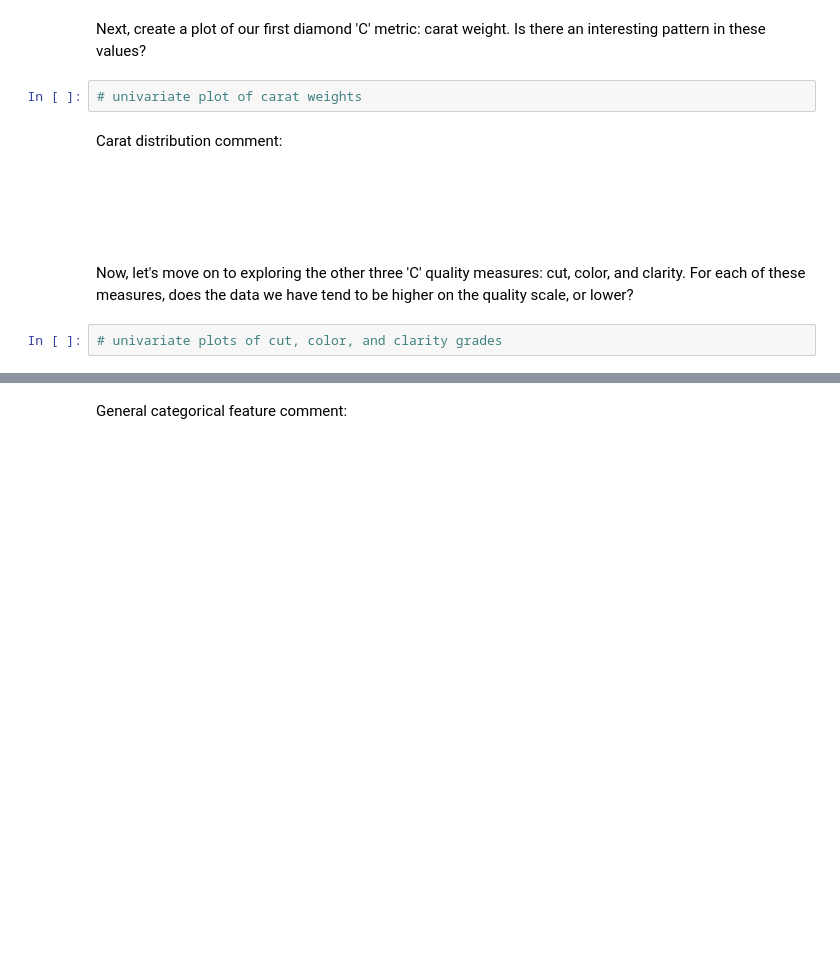
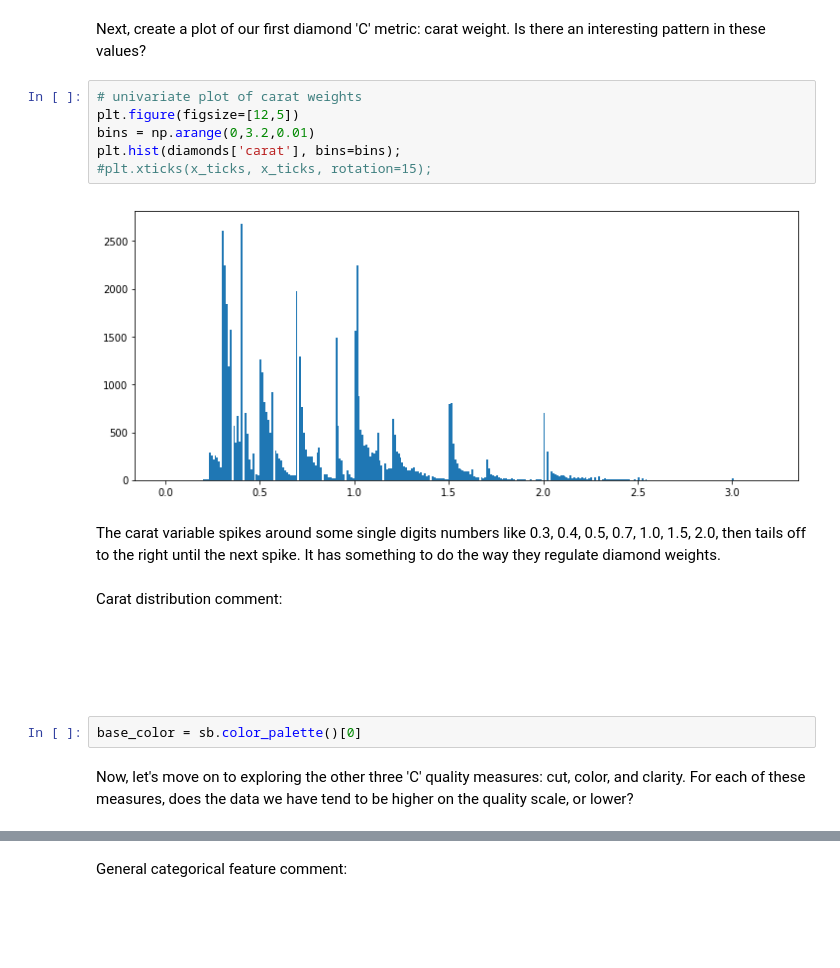
Before and after one commit to bchen-yyc/DAND-diamonds, a Jupyter notebook: Univariate_Exploration.ipynb, the cells around one changed output, grey strips where cells are left out. Saved outputs shown, nothing was run; the diff lists cells and outputs as text; blank space fills up the shorter version.

```diff
--- a/Univariate_Exploration.ipynb
+++ b/Univariate_Exploration.ipynb
@@ -35,11 +85,19 @@ Price distribution comment 1: <span style="color:white">You should create a hist
 Price distribution comment 2: <span style="color:white">Under a log scale, you should see that the data is roughly bimodal, with one large peak somewhere between 500 and 1000, and a second large peak between 4 and 5 thousand. The price distribution also seems to just cut off at its maximum, rather than declining in a smooth tail.</span>
 # %% [markdown]
 Next, create a plot of our first diamond 'C' metric: carat weight. Is there an interesting pattern in these values?
-# %%
-# univariate plot of carat weights
+# %%
+# univariate plot of carat weights
+plt.figure(figsize=[12,5])
+bins = np.arange(0,3.2,0.01)
+plt.hist(diamonds['carat'], bins=bins);
+#plt.xticks(x_ticks, x_ticks, rotation=15);
+# %% [output]
+[figure, added]
+# %% [markdown]
+The carat variable spikes around some single digits numbers like 0.3, 0.4, 0.5, 0.7, 1.0, 1.5, 2.0, then tails off to the right until the next spike. It has something to do the way they regulate diamond weights.
 # %% [markdown]
 Carat distribution comment: <span style="color:white">You should see an interesting pattern in carat weights, where there is a large spike around a single decimal value, then a gradual tailing off to the right until the next spike. In this case, it's a good idea to set the bin size small (e.g. 0.01) and zoom into a narrower range of values to clearly see the spikes in the data values. Perhaps these spikes come about as part of standard diamond size conventions?</span>
+# %%
+base_color = sb.color_palette()[0]
 # %% [markdown]
 Now, let's move on to exploring the other three 'C' quality measures: cut, color, and clarity. For each of these measures, does the data we have tend to be higher on the quality scale, or lower?
-# %%
-# univariate plots of cut, color, and clarity grades
```
Also changed, not shown: parts of 15 cells of this notebook.
